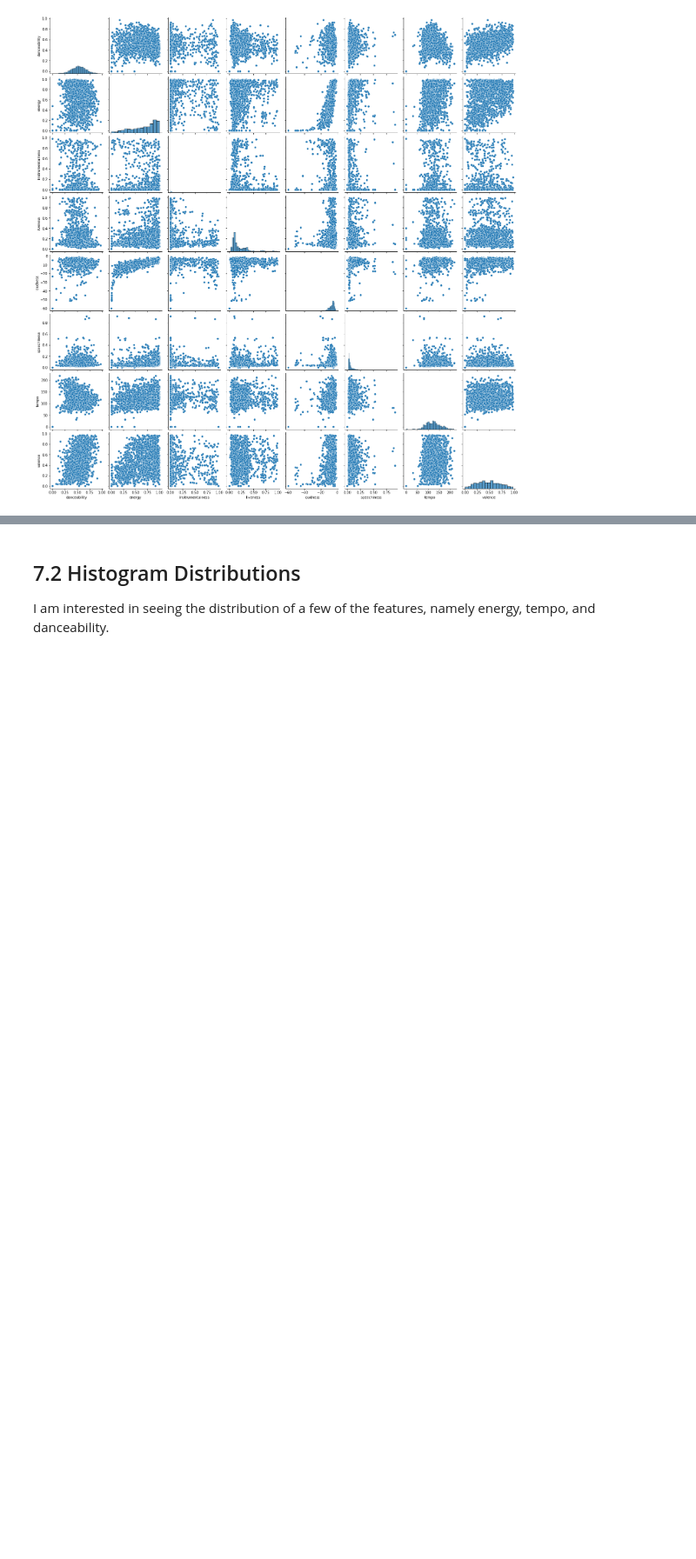
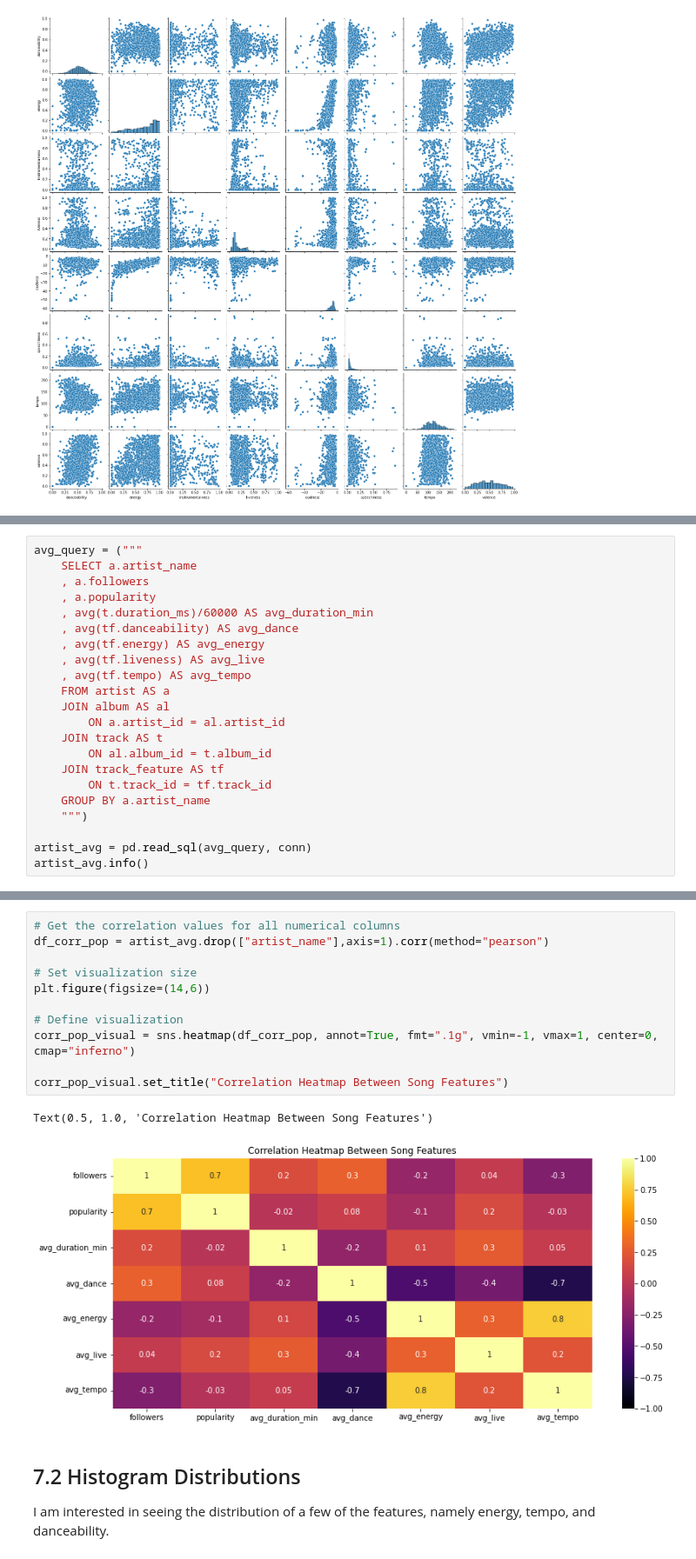
Before and after one commit to sschwartzdata/onramp_project, a Jupyter notebook: Submissions/proof_of_concept.ipynb, the cells around one changed output, grey strips where cells are left out. Shown at 87% size. Saved outputs shown, nothing was run; the diff lists cells and outputs as text; blank space fills up the shorter version.

```diff
--- a/Submissions/proof_of_concept.ipynb
+++ b/Submissions/proof_of_concept.ipynb
@@ -1195,0 +1436,22 @@ I dont' see any strong linear correlations, but energy and loudness have a very
+# %%
+avg_query = ("""
+    SELECT a.artist_name
+    , a.followers
+    , a.popularity
+    , avg(t.duration_ms)/60000 AS avg_duration_min
+    , avg(tf.danceability) AS avg_dance
+    , avg(tf.energy) AS avg_energy
+    , avg(tf.liveness) AS avg_live
+    , avg(tf.tempo) AS avg_tempo
+    FROM artist AS a
+    JOIN album AS al
+        ON a.artist_id = al.artist_id
+    JOIN track AS t
+        ON al.album_id = t.album_id
+    JOIN track_feature AS tf
+        ON t.track_id = tf.track_id
+    GROUP BY a.artist_name
+    """)
+
+artist_avg = pd.read_sql(avg_query, conn)
+artist_avg.info()
@@ -1196,3 +1474,17 @@ I dont' see any strong linear correlations, but energy and loudness have a very
+# %%
+# Get the correlation values for all numerical columns
+df_corr_pop = artist_avg.drop(["artist_name"],axis=1).corr(method="pearson")
+
+# Set visualization size
+plt.figure(figsize=(14,6))
+
+# Define visualization
+corr_pop_visual = sns.heatmap(df_corr_pop, annot=True, fmt=".1g", vmin=-1, vmax=1, center=0, cmap="inferno")
+
+corr_pop_visual.set_title("Correlation Heatmap Between Song Features")
+# %% [output]
+Text(0.5, 1.0, 'Correlation Heatmap Between Song Features')
+[figure, added]
 # %% [markdown]
 ## 7.2 Histogram Distributions
 I am interested in seeing the distribution of a few of the features, namely energy, tempo, and danceability.
```
Also changed, not shown: parts of 61 cells of this notebook, 12 other files.
